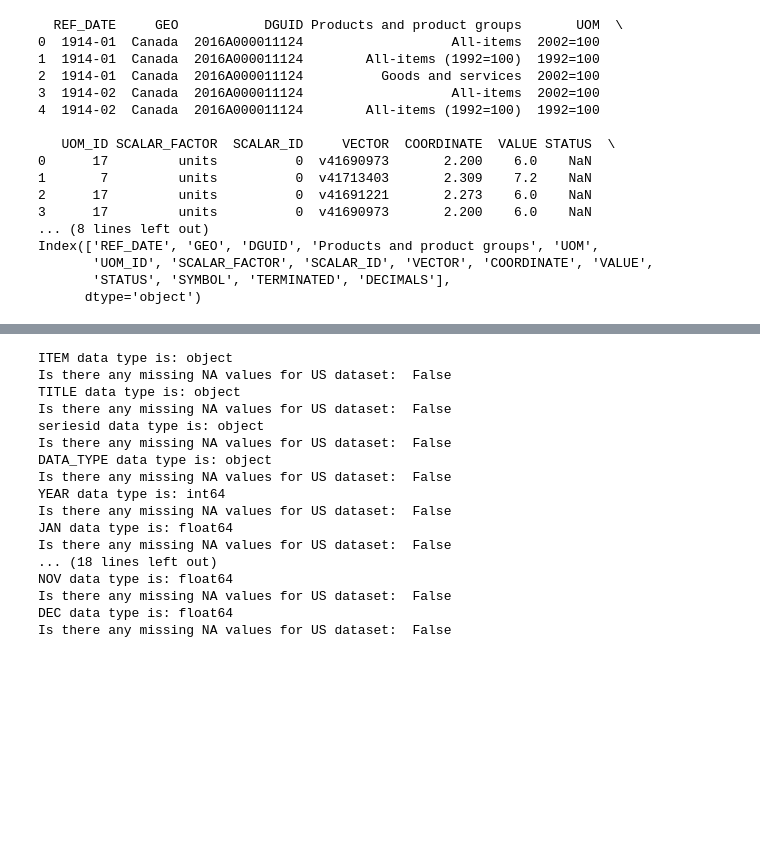
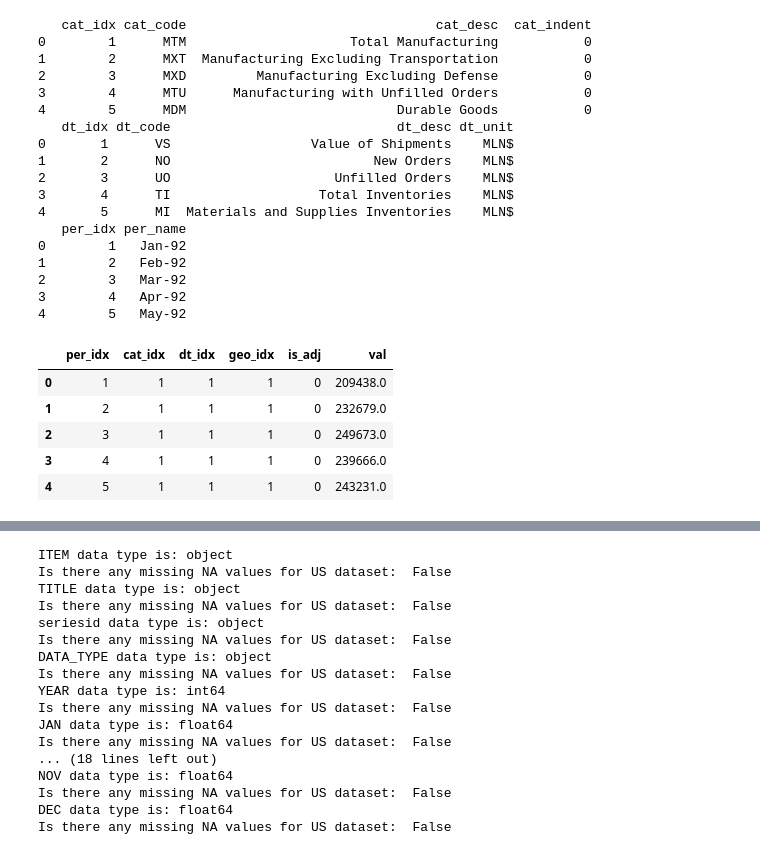
Before and after one commit to MADS-Lions/GoodsComparison2018Tariffs, a Jupyter notebook: notebooks/DataCleaningAndManipulation.ipynb, the cells around one changed output, grey strips where cells are left out. Drawn from its saved outputs; the diff is of its cells as text; code cells hidden in the pictures; blank space fills up the shorter version.

```diff
--- a/notebooks/DataCleaningAndManipulation.ipynb
+++ b/notebooks/DataCleaningAndManipulation.ipynb
@@ -6,27 +6,49 @@ sys.path.append('../src')
 import data
 importlib.reload(data)
 from data import save_data, load_data, manipulate_data, check_for_na, check_data_type, test_unit_dtype, test_unit_less_than_or_greater_than, test_unit_between, look_at_missing_values
-# %%
-df_USA_2018_2019_2020 = load_data('../data/raw/revised-seasonally-adjusted-indexes-2021.xlsx', '.xlsx')
-df_Canada_2018_2019_2020 = load_data('../data/raw/18100004.csv', '.csv')
-df_Canada_Sales = load_data('../data/raw/16100047.csv', '.csv')
-print(df_Canada_2018_2019_2020.head())
-print(df_Canada_2018_2019_2020.columns)
-# %% [output]
-  REF_DATE     GEO           DGUID Products and product groups       UOM  \
-0  1914-01  Canada  2016A000011124                   All-items  2002=100
-1  1914-01  Canada  2016A000011124        All-items (1992=100)  1992=100
-2  1914-01  Canada  2016A000011124          Goods and services  2002=100
-3  1914-02  Canada  2016A000011124                   All-items  2002=100
-4  1914-02  Canada  2016A000011124        All-items (1992=100)  1992=100
-
-   UOM_ID SCALAR_FACTOR  SCALAR_ID     VECTOR  COORDINATE  VALUE STATUS  \
-0      17         units          0  v41690973       2.200    6.0    NaN
-1       7         units          0  v41713403       2.309    7.2    NaN
-2      17         units          0  v41691221       2.273    6.0    NaN
-3      17         units          0  v41690973       2.200    6.0    NaN
-... (8 lines left out)
-Index(['REF_DATE', 'GEO', 'DGUID', 'Products and product groups', 'UOM',
-       'UOM_ID', 'SCALAR_FACTOR', 'SCALAR_ID', 'VECTOR', 'COORDINATE', 'VALUE',
-       'STATUS', 'SYMBOL', 'TERMINATED', 'DECIMALS'],
-      dtype='object')
+# %%
+df_USA_2018_2019_2020 = load_data('../data/raw/revised-seasonally-adjusted-indexes-2021.xlsx', '.xlsx')
+df_Canada_2018_2019_2020 = load_data('../data/raw/18100004.csv', '.csv')
+df_Canada_Sales = load_data('../data/raw/16100047.csv', '.csv')
+df_USA_Sales = load_data('../data/raw/M3-mf.csv', '.csv')
+df_USA_Sales_Groceries_Vehicles = load_data('../data/raw/MRTS-mf.csv', '.csv')
+df_Canada_Number_Groceries = load_data('../data/raw/20100056.csv', '.csv')
+
+df_category_dict = load_data('../data/processed/dict_category_USA.xlsx', '.xlsx')
+df_datatypes_dict = load_data('../data/processed/dict_datatypes_USA.csv', '.csv')
+df_date_dict = load_data('../data/processed/dict_date_USA.csv', '.csv')
+
+df_category_groceries_vehicles = load_data('../data/processed/dict_category_groceries_vehicles.csv', '.csv')
+df_datatypes_groceries_vehicles = load_data('../data/processed/dict_datatype_grocery_vehicles.csv', '.csv')
+df_date_groceries_vehicles = load_data('../data/processed/dict_date_groceries_vehicle.csv', '.csv')
+
+
+print(df_category_dict.head())
+print(df_datatypes_dict.head())
+print(df_date_dict.head())
+df_USA_Sales.head()
+# %% [output]
+   cat_idx cat_code                                cat_desc  cat_indent
+0        1      MTM                     Total Manufacturing           0
+1        2      MXT  Manufacturing Excluding Transportation           0
+2        3      MXD         Manufacturing Excluding Defense           0
+3        4      MTU      Manufacturing with Unfilled Orders           0
+4        5      MDM                           Durable Goods           0
+   dt_idx dt_code                             dt_desc dt_unit
+0       1      VS                  Value of Shipments    MLN$
+1       2      NO                          New Orders    MLN$
+2       3      UO                     Unfilled Orders    MLN$
+3       4      TI                   Total Inventories    MLN$
+4       5      MI  Materials and Supplies Inventories    MLN$
+   per_idx per_name
+0        1   Jan-92
+1        2   Feb-92
+2        3   Mar-92
+3        4   Apr-92
+4        5   May-92
+|  | per_idx | cat_idx | dt_idx | geo_idx | is_adj | val |
+| 0 | 1 | 1 | 1 | 1 | 0 | 209438.0 |
+| 1 | 2 | 1 | 1 | 1 | 0 | 232679.0 |
+| 2 | 3 | 1 | 1 | 1 | 0 | 249673.0 |
+| 3 | 4 | 1 | 1 | 1 | 0 | 239666.0 |
+| 4 | 5 | 1 | 1 | 1 | 0 | 243231.0 |
```
Also changed, not shown: parts of 8 cells of this notebook.
